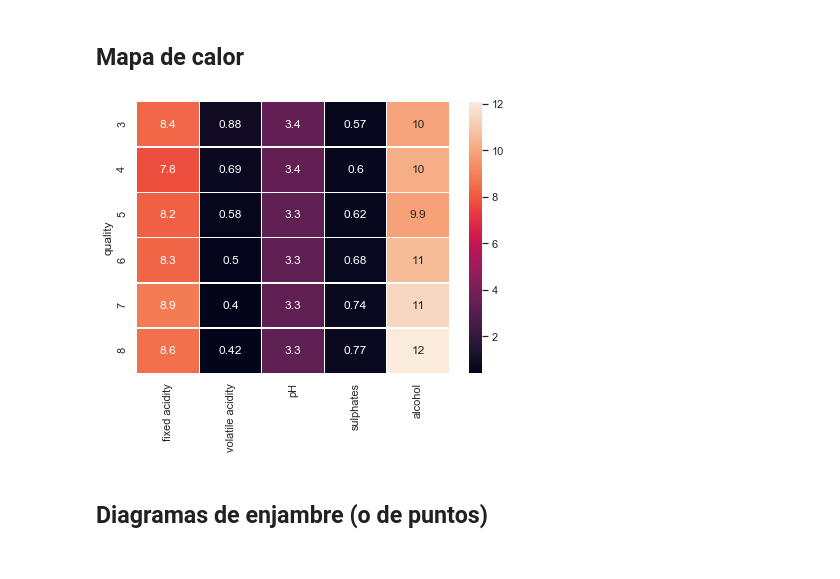
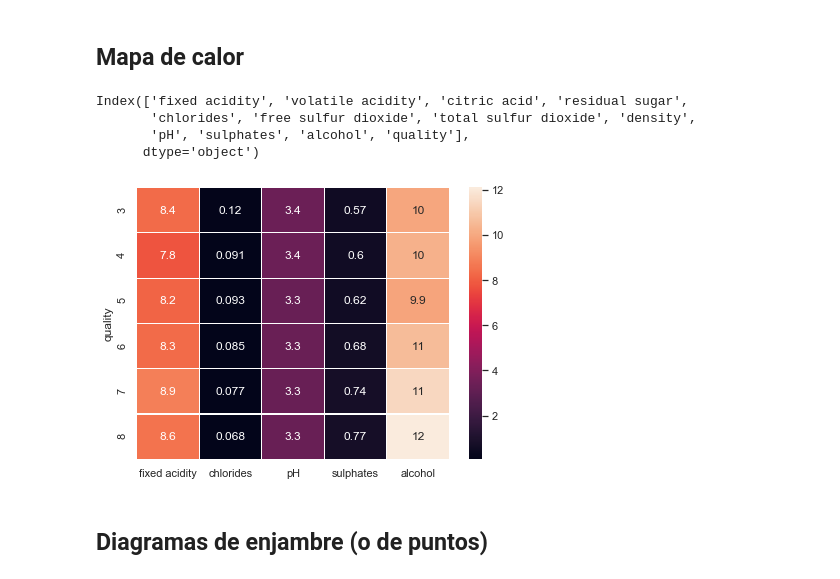
Before and after one commit to OPALO-ESTADISTICA/Aprendizaje-automatico, a Jupyter notebook: Análisis exploratorio.ipynb, the cells around one changed output. Cells and saved outputs as stored; diff of their text form; code cells hidden in the pictures.

```diff
--- a/Análisis exploratorio.ipynb
+++ b/Análisis exploratorio.ipynb
@@ -60,13 +60,20 @@ plt.show()
 # %%
 # Agrupar los valores medios por generación
 df_1 = df.groupby(by="quality").mean()
+# %%
+df.columns
+# %% [output]
+Index(['fixed acidity', 'volatile acidity', 'citric acid', 'residual sugar',
+       'chlorides', 'free sulfur dioxide', 'total sulfur dioxide', 'density',
+       'pH', 'sulphates', 'alcohol', 'quality'],
+      dtype='object')
 # %%
 plt.figure(figsize=(7,5))
-sns.heatmap(data=df_1[['fixed acidity', 'volatile acidity', 'pH', 'sulphates', 'alcohol']],
-            annot=True, linewidths=.4)
+sns.heatmap(data=df_1[['fixed acidity', 'chlorides', 'pH', 'sulphates', 'alcohol']],
+            annot=True, linewidths=.1)
 plt.show()
 # %% [output]
-[figure, old version]
+[figure, new version]
 # %% [markdown]
 ## Diagramas de enjambre (o de puntos)
 # %% [markdown]
```
Also changed, not shown: parts of 1 cell of this notebook.
